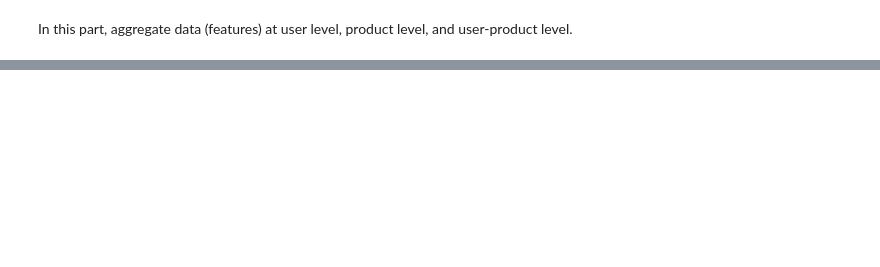
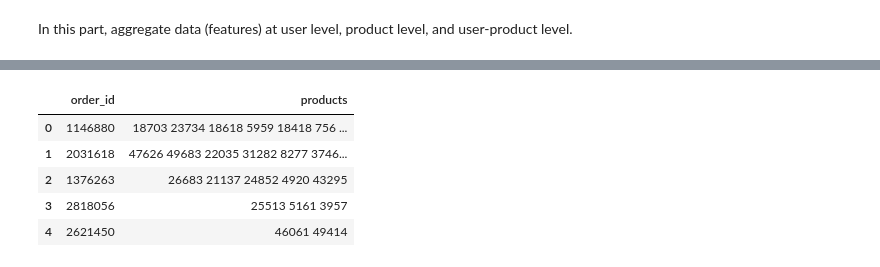
Before and after one commit to josephsudibyo/Instacart-Market-Basket-Analysis-, a Jupyter notebook: Instacart_Project.ipynb, the cells around one changed output, grey strips where cells are left out. Cells and saved outputs as stored; diff of their text form; code cells hidden in the pictures; blank space fills up the shorter version.

```diff
--- a/Instacart_Project.ipynb
+++ b/Instacart_Project.ipynb
@@ -356,0 +516,9 @@ userproduct.head()
+# %%
+sub.head()
+# %% [output]
+|  | order_id | products |
+| 0 | 1146880 | 18703 23734 18618 5959 18418 756 ... |
+| 1 | 2031618 | 47626 49683 22035 31282 8277 3746... |
+| 2 | 1376263 | 26683 21137 24852 4920 43295 |
+| 3 | 2818056 | 25513 5161 3957 |
+| 4 | 2621450 | 46061 49414 |
```
Also changed, not shown: parts of 16 cells of this notebook.
